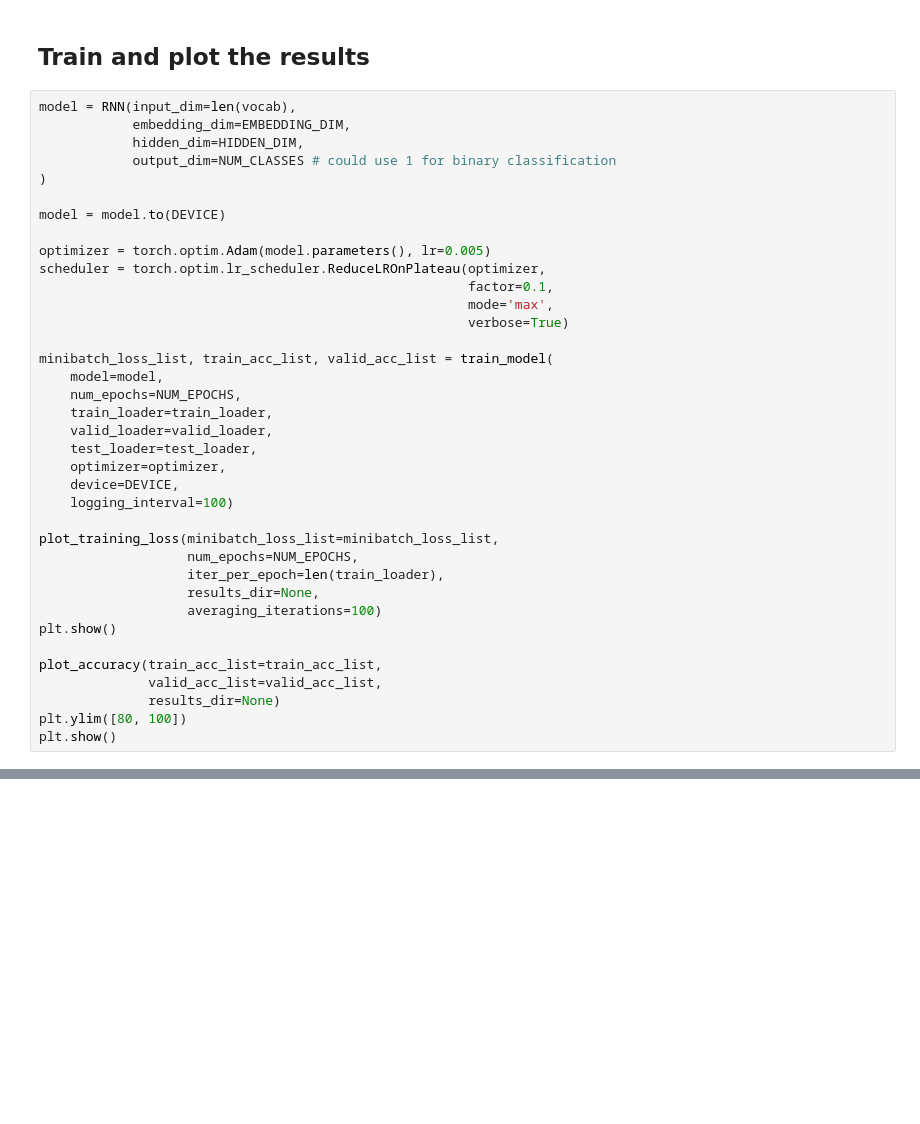
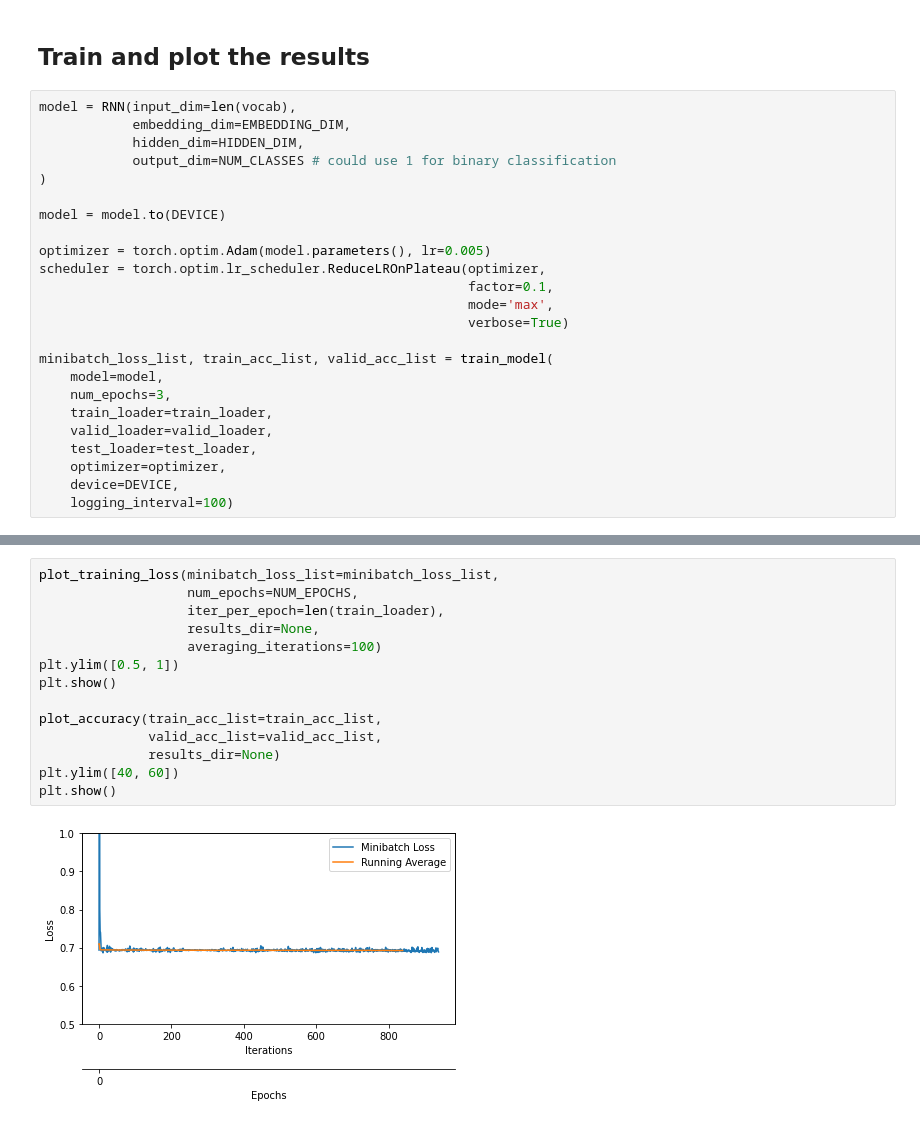
Before and after one commit to andrei-radulescu-banu/stat453-deep-learning-ss21, a Jupyter notebook: L15/1_lstm_torch_1.13.0.ipynb, the cells around one changed output, grey strips where cells are left out. Cells and saved outputs as stored; diff of their text form; blank space fills up the shorter version.

```diff
--- a/L15/1_lstm_torch_1.13.0.ipynb
+++ b/L15/1_lstm_torch_1.13.0.ipynb
@@ -614,24 +636,11 @@ scheduler = torch.optim.lr_scheduler.ReduceLROnPlateau(optimizer,
 
 minibatch_loss_list, train_acc_list, valid_acc_list = train_model(
     model=model,
-    num_epochs=NUM_EPOCHS,
+    num_epochs=3,
     train_loader=train_loader,
     valid_loader=valid_loader,
     test_loader=test_loader,
     optimizer=optimizer,
     device=DEVICE,
     logging_interval=100)
-
-plot_training_loss(minibatch_loss_list=minibatch_loss_list,
-                   num_epochs=NUM_EPOCHS,
-                   iter_per_epoch=len(train_loader),
-                   results_dir=None,
-                   averaging_iterations=100)
-plt.show()
-
-plot_accuracy(train_acc_list=train_acc_list,
-              valid_acc_list=valid_acc_list,
-              results_dir=None)
-plt.ylim([80, 100])
-plt.show()
 # %% [output]
@@ -704,0 +667,16 @@ Test accuracy: 87.50%
+# %%
+plot_training_loss(minibatch_loss_list=minibatch_loss_list,
+                   num_epochs=NUM_EPOCHS,
+                   iter_per_epoch=len(train_loader),
+                   results_dir=None,
+                   averaging_iterations=100)
+plt.ylim([0.5, 1])
+plt.show()
+
+plot_accuracy(train_acc_list=train_acc_list,
+              valid_acc_list=valid_acc_list,
+              results_dir=None)
+plt.ylim([40, 60])
+plt.show()
+# %% [output]
+[figure, added]
```
Also changed, not shown: parts of 14 cells of this notebook.
